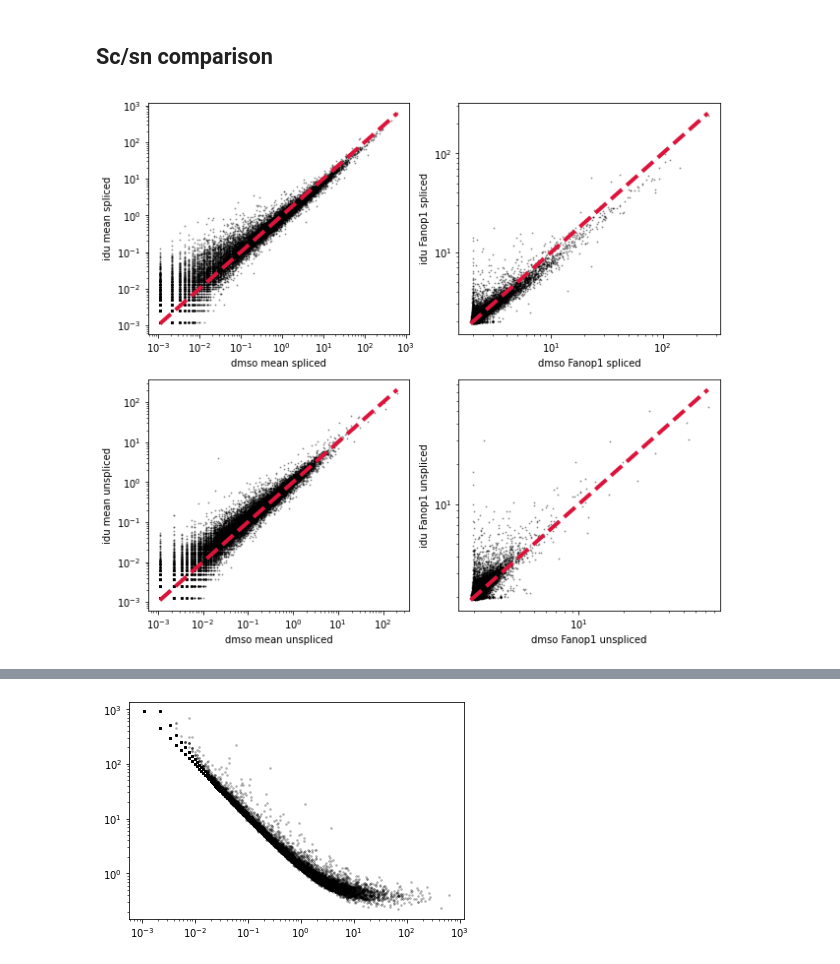
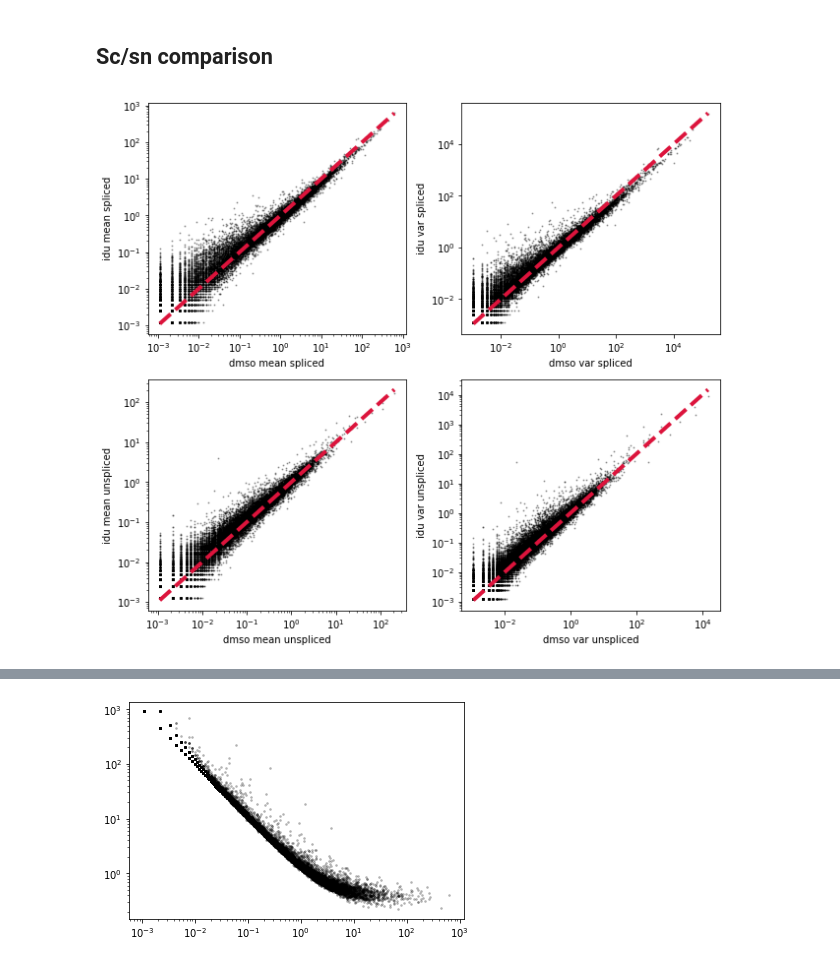
Before and after one commit to pachterlab/monod_examples, a Jupyter notebook: manuscript_computation/gg230313_desai_fit.ipynb, the cells around one changed output, grey strips where cells are left out. Cells and saved outputs as stored; diff of their text form; code cells hidden in the pictures.

```diff
--- a/manuscript_computation/gg230313_desai_fit.ipynb
+++ b/manuscript_computation/gg230313_desai_fit.ipynb
@@ -101,6 +102,8 @@ Dataset desai_idu.
 def plot_stat(X,Y,stat,ax1,modality='spliced',plot_offset=False,log=True):
     if stat=='mean':
         stat_fun = lambda x: x.mean(1)
+    elif stat=='var':
+        stat_fun = lambda x: (x.var(1))
     elif stat=='Fano':
         stat_fun = lambda x: (x.var(1))/(x.mean(1))
     elif stat=='Fanop1':
@@ -128,11 +131,11 @@ def plot_stat(X,Y,stat,ax1,modality='spliced',plot_offset=False,log=True):
 # %%
 fig1,ax1 = plt.subplots(2,2,figsize=(9,8))
 
 plot_stat(S_arr[0],S_arr[1],'mean',ax1[0][0],'spliced')
-plot_stat(S_arr[0],S_arr[1],'Fanop1',ax1[0][1],'spliced')
+plot_stat(S_arr[0],S_arr[1],'var',ax1[0][1],'spliced')
 plot_stat(U_arr[0],U_arr[1],'mean',ax1[1][0],'unspliced')
-plot_stat(U_arr[0],U_arr[1],'Fanop1',ax1[1][1],'unspliced')
+plot_stat(U_arr[0],U_arr[1],'var',ax1[1][1],'unspliced')
 fig1.tight_layout()
 # %% [output]
-[figure, old version]
+[figure, new version]
 # %%
```
Also changed, not shown: parts of 45 cells of this notebook, 1 other file.
